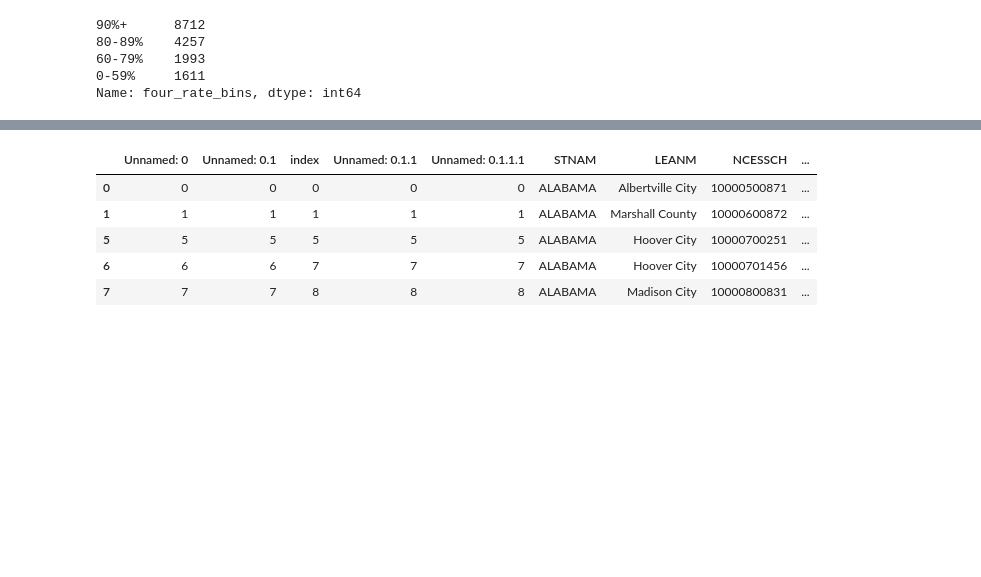
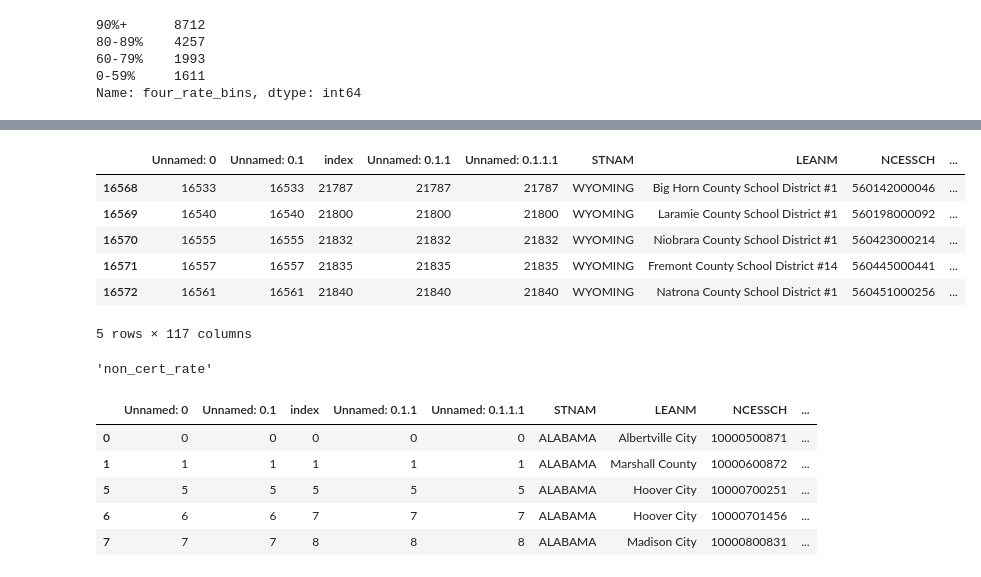
Before and after one commit to hlevymyers/absenteeism_project, a Jupyter notebook: notebooks/Simple_numbers.ipynb, the cells around one changed output, grey strips where cells are left out. Cells and saved outputs as stored; diff of their text form; code cells hidden in the pictures; blank space fills up the shorter version.

```diff
--- a/notebooks/Simple_numbers.ipynb
+++ b/notebooks/Simple_numbers.ipynb
@@ -38,3 +38,7 @@ grad_90 = simple[simple['four_rate_bins'] == '90%+']
 grad_80 = simple[simple['four_rate_bins'] == '80-89%']
 grad_70 = simple[simple['four_rate_bins'] == '60-79%']
 grad_50 = simple[simple['four_rate_bins'] == '0-59%']
+# %%
+quantile_df_25 = simple.groupby('four_rate_bins')['non_cert_rate', 'sports_rate', 'chronic_absent_rate', 'suspensed_day_rate'].quantile(.25).reset_index()
+# %%
+quantile_df_75 = simple.groupby('four_rate_bins')['non_cert_rate', 'sports_rate', 'chronic_absent_rate', 'suspensed_day_rate'].quantile(.75).reset_index()
@@ -41,3 +61,21 @@ grad_50 = simple[simple['four_rate_bins'] == '0-59%']
+# %%
+simple = simple.merge(quantile_df_75, on='four_rate_bins', suffixes=('_x', '_75th') )
+# %%
+simple = simple.merge(quantile_df_25, on='four_rate_bins', suffixes=('_x', '_25th') )
+# %%
+simple.tail()
+# %% [output]
+|  | Unnamed: 0 | Unnamed: 0.1 | index | Unnamed: 0.1.1 | Unnamed: 0.1.1.1 | STNAM | LEANM | NCESSCH | ... |
+| 16568 | 16533 | 16533 | 21787 | 21787 | 21787 | WYOMING | Big Horn County School District #1 | 560142000046 | ... |
+| 16569 | 16540 | 16540 | 21800 | 21800 | 21800 | WYOMING | Laramie County School District #1 | 560198000092 | ... |
+| 16570 | 16555 | 16555 | 21832 | 21832 | 21832 | WYOMING | Niobrara County School District #1 | 560423000214 | ... |
+| 16571 | 16557 | 16557 | 21835 | 21835 | 21835 | WYOMING | Fremont County School District #14 | 560445000441 | ... |
+| 16572 | 16561 | 16561 | 21840 | 21840 | 21840 | WYOMING | Natrona County School District #1 | 560451000256 | ... |
+5 rows × 117 columns
+# %%
+quantile_df.reset_index().columns[1]
+# %% [output]
+'non_cert_rate'
 # %%
 grad_90.head()
 # %% [output]
```
Also changed, not shown: parts of 9 cells of this notebook, 3 other files.
